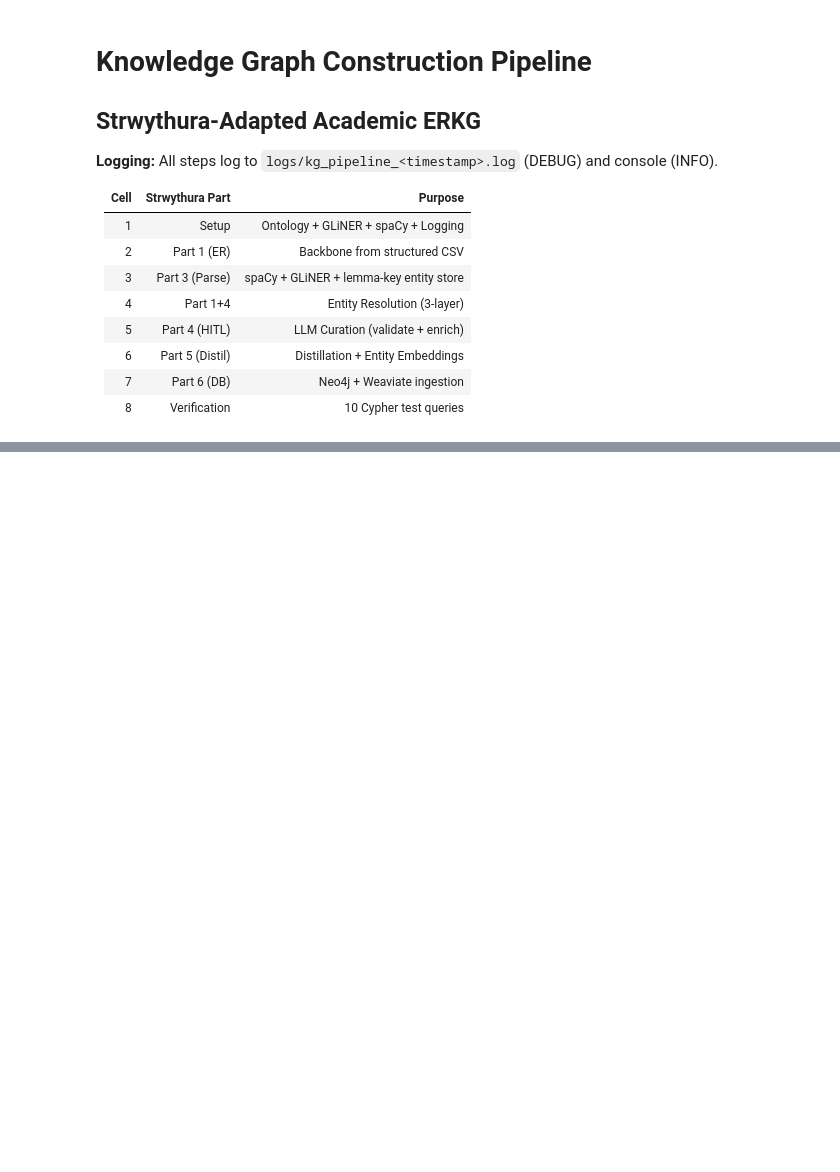
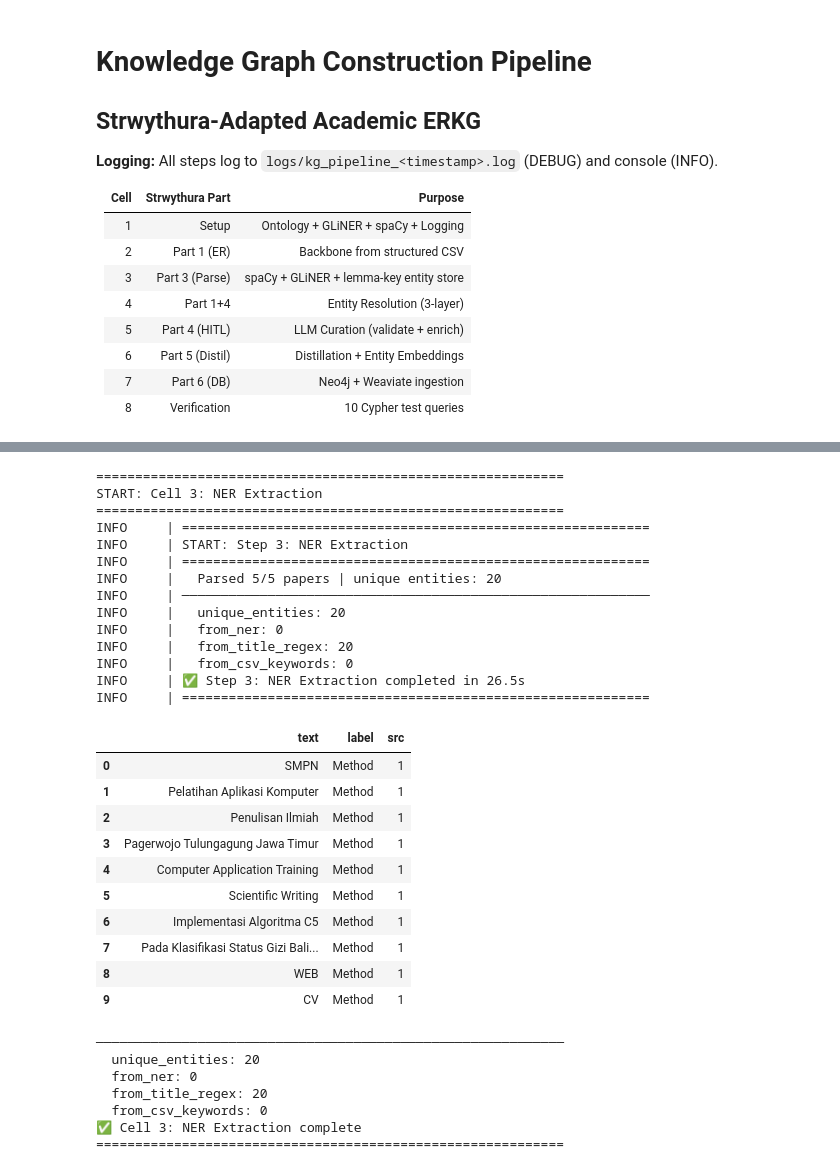
Before and after one commit to rizkyyanuark/Tugas_Akhir, a Jupyter notebook: notebooks/scraping/kg_construction.ipynb, the cells around one changed output, grey strips where cells are left out. Cells and saved outputs as stored; diff of their text form; code cells hidden in the pictures; blank space fills up the shorter version.

```diff
--- a/notebooks/scraping/kg_construction.ipynb
+++ b/notebooks/scraping/kg_construction.ipynb
@@ -668,0 +110,44 @@ end_cell('Cell 5: LLM Curation', {
+# %%
+# ══════════════════════════════════════════════════════════════════════
+# CELL 3: NER Extraction
+# ══════════════════════════════════════════════════════════════════════
+start_cell('Cell 3: NER Extraction')
+pipeline.extract_entities()
+
+ent_list = [{"text": e['text'], "label": e['label'], "src": e['source']}
+            for i, e in enumerate(pipeline.entity_store.entities.values()) if i < 10]
+display(pd.DataFrame(ent_list))
+end_cell('Cell 3: NER Extraction', pipeline.entity_store.stats)
+# %% [output]
+============================================================
+START: Cell 3: NER Extraction
+============================================================
+INFO     | ============================================================
+INFO     | START: Step 3: NER Extraction
+INFO     | ============================================================
+INFO     |   Parsed 5/5 papers | unique entities: 20
+INFO     | ────────────────────────────────────────────────────────────
+INFO     |   unique_entities: 20
+INFO     |   from_ner: 0
+INFO     |   from_title_regex: 20
+INFO     |   from_csv_keywords: 0
+INFO     | ✅ Step 3: NER Extraction completed in 26.5s
+INFO     | ============================================================
+|  | text | label | src |
+| 0 | SMPN | Method | 1 |
+| 1 | Pelatihan Aplikasi Komputer | Method | 1 |
+| 2 | Penulisan Ilmiah | Method | 1 |
+| 3 | Pagerwojo Tulungagung Jawa Timur | Method | 1 |
+| 4 | Computer Application Training | Method | 1 |
+| 5 | Scientific Writing | Method | 1 |
+| 6 | Implementasi Algoritma C5 | Method | 1 |
+| 7 | Pada Klasifikasi Status Gizi Bali... | Method | 1 |
+| 8 | WEB | Method | 1 |
+| 9 | CV | Method | 1 |
+────────────────────────────────────────────────────────────
+  unique_entities: 20
+  from_ner: 0
+  from_title_regex: 20
+  from_csv_keywords: 0
+✅ Cell 3: NER Extraction complete
+============================================================
```
Also changed, not shown: parts of 13 cells of this notebook, 24 other files.
